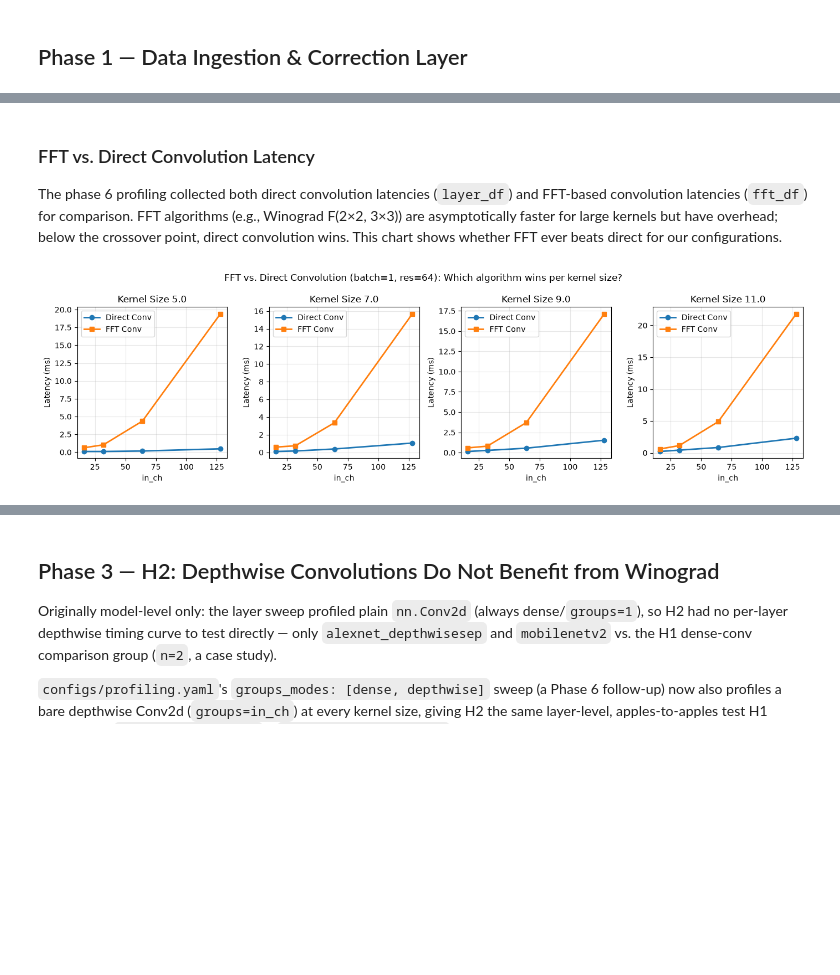
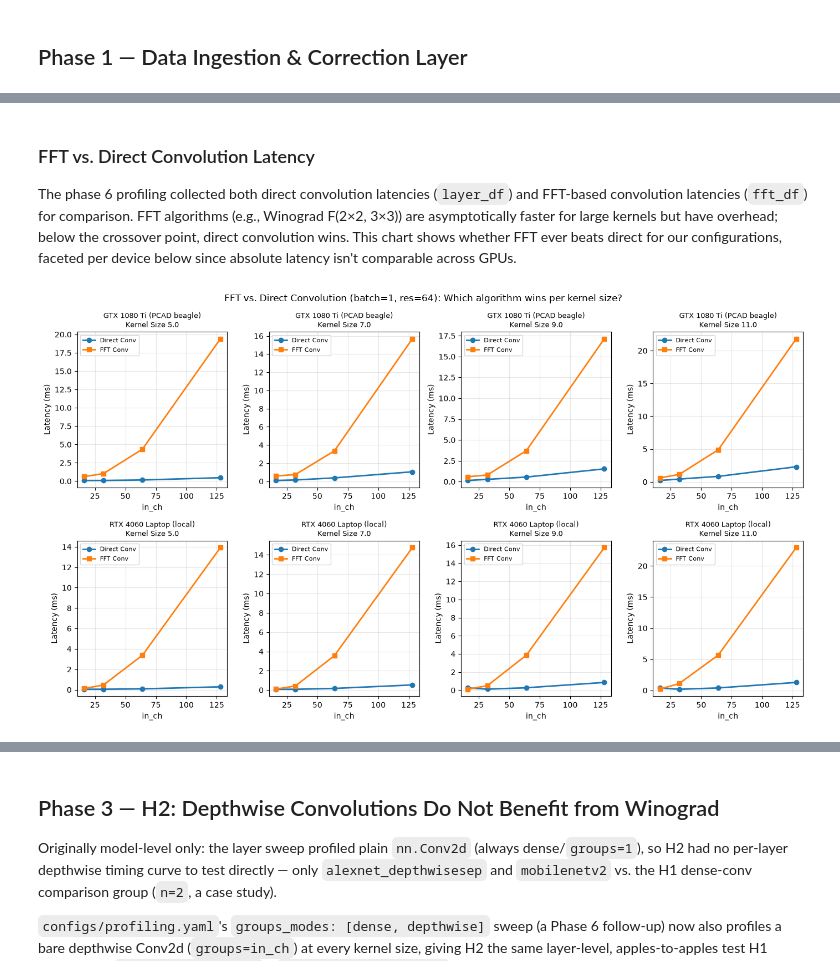
Before and after one commit to RafaelSdeS/dnn_study, a Jupyter notebook: notebooks/phase_6_hardware_profiling_analysis/hardware_profiling_phase6.ipynb, the cells around one changed output, grey strips where cells are left out. Cells and saved outputs as stored; diff of their text form; code cells hidden in the pictures; blank space fills up the shorter version.

```diff
--- a/notebooks/phase_6_hardware_profiling_analysis/hardware_profiling_phase6.ipynb
+++ b/notebooks/phase_6_hardware_profiling_analysis/hardware_profiling_phase6.ipynb
@@ -327,40 +405,43 @@ Saved layer_summary.csv, fft_summary.csv, model_summary.csv to /home/rafael/Docu
 # %% [markdown]
 ### FFT vs. Direct Convolution Latency
 
-The phase 6 profiling collected both direct convolution latencies (`layer_df`) and FFT-based convolution latencies (`fft_df`) for comparison. FFT algorithms (e.g., Winograd F(2×2, 3×3)) are asymptotically faster for large kernels but have overhead; below the crossover point, direct convolution wins. This chart shows whether FFT ever beats direct for our configurations.
+The phase 6 profiling collected both direct convolution latencies (`layer_df`) and FFT-based convolution latencies (`fft_df`) for comparison. FFT algorithms (e.g., Winograd F(2×2, 3×3)) are asymptotically faster for large kernels but have overhead; below the crossover point, direct convolution wins. This chart shows whether FFT ever beats direct for our configurations, faceted per device below since absolute latency isn't comparable across GPUs.
 # %%
 # FFT sweep is only profiled at (batch=1, res=64) -- pin the direct-conv comparison to the same
 # shape (previously unfiltered, so `.iloc[0]` below could grab an arbitrary batch/res combo and
 # compare it against FFT@b1,r64 instead of the matching shape).
 layer_direct = layer_df_dense[
     (layer_df_dense["precision"] == "fp32")
     & (layer_df_dense["batch_size"] == 1)
     & (layer_df_dense["input_resolution"] == 64)
 ].copy()
-fft_summary = fft_df.copy()
 
-fft_k = sorted(fft_summary["kernel_size"].unique())
-fig, axes = plt.subplots(1, len(fft_k), figsize=(14, 4))
+fft_k = sorted(fft_df["kernel_size"].unique())
+fig, axes = plt.subplots(len(DEVICES), len(fft_k), figsize=(14, 4 * len(DEVICES)), squeeze=False)
 
-for ax, k in zip(axes, fft_k):
-    layer_k = layer_direct[layer_direct["kernel_size"] == k]
-    fft_k_row = fft_summary[fft_summary["kernel_size"] == k]
+for row, device in enumerate(DEVICES):
+    layer_direct_d = layer_direct[layer_direct["device"] == device]
+    fft_d = fft_df[fft_df["device"] == device]
+    for col, k in enumerate(fft_k):
+        ax = axes[row][col]
+        layer_k = layer_direct_d[layer_direct_d["kernel_size"] == k]
+        fft_k_row = fft_d[fft_d["kernel_size"] == k]
 
-    x = sorted(layer_k["in_ch"].unique())
-    layer_lats = [layer_k[layer_k["in_ch"] == ch]["latency_median_ms"].iloc[0] if (layer_k["in_ch"] == ch).any() else None for ch in x]
-    fft_lats = [fft_k_row[fft_k_row["in_ch"] == ch]["latency_median_ms"].iloc[0] if (fft_k_row["in_ch"] == ch).any() else None for ch in x]
+        x = sorted(layer_k["in_ch"].unique())
+        layer_lats = [layer_k[layer_k["in_ch"] == ch]["latency_median_ms"].iloc[0] if (layer_k["in_ch"] == ch).any() else None for ch in x]
+        fft_lats = [fft_k_row[fft_k_row["in_ch"] == ch]["latency_median_ms"].iloc[0] if (fft_k_row["in_ch"] == ch).any() else None for ch in x]
 
-    ax.plot(x, layer_lats, marker="o", label="Direct Conv", linewidth=2)
-    ax.plot(x, fft_lats, marker="s", label="FFT Conv", linewidth=2)
-    ax.set_xlabel("in_ch")
-    ax.set_ylabel("Latency (ms)")
-    ax.set_title(f"Kernel Size {k}")
-    ax.legend()
-    ax.grid(alpha=0.3)
+        ax.plot(x, layer_lats, marker="o", label="Direct Conv", linewidth=2)
+        ax.plot(x, fft_lats, marker="s", label="FFT Conv", linewidth=2)
+        ax.set_xlabel("in_ch")
+        ax.set_ylabel("Latency (ms)")
+        ax.set_title(f"{DEVICE_LABELS.get(device, device)}\nKernel Size {k}", fontsize=9)
+        ax.legend(fontsize=8)
+        ax.grid(alpha=0.3)
 
 fig.suptitle("FFT vs. Direct Convolution (batch=1, res=64): Which algorithm wins per kernel size?")
 fig.tight_layout()
 fig.savefig(FIGURES_DIR / "phase6_fft_vs_direct.png", dpi=120)
 plt.show()
 # %% [output]
-[figure, old version]
+[figure, new version]
```
Also changed, not shown: parts of 28 cells of this notebook, 20 other files.
